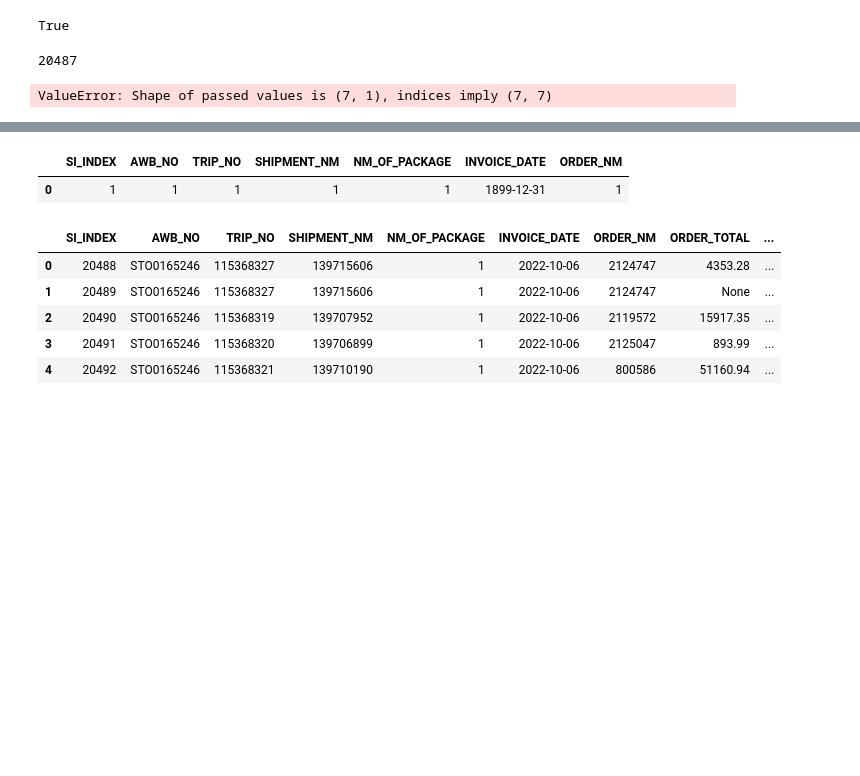
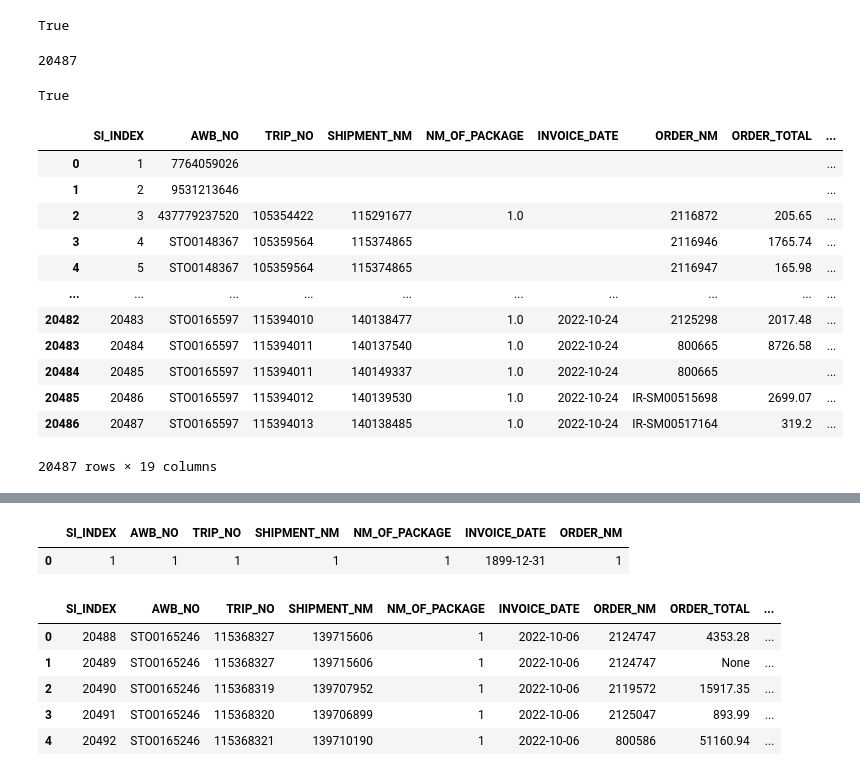
Before and after one commit to Themath93/warehouse-management-system, a Jupyter notebook: jp/new_data_input_to_table.ipynb, the cells around one changed output, grey strips where cells are left out. Cells and saved outputs as stored; diff of their text form; code cells hidden in the pictures; blank space fills up the shorter version.

```diff
--- a/jp/new_data_input_to_table.ipynb
+++ b/jp/new_data_input_to_table.ipynb
@@ -186,27 +186,46 @@ else : #False #취소이므로 매서드 중단
 20487
 # %%
 import datetime as dt
+sel_sth = wb_cy.selection.sheet
+# %%
+1.0 == int(1)
+# %% [output]
+True
 # %%
-last_row = sel_sth.range("B1048576").end('up').row
+last_row = sel_sth.range("A1048576").end('up').row
 last_col = sel_sth.range("XFD9").end("left").column
 col_names_1 = sel_sth.range((9,1),(9,7)).options(numbers=int,dates=dt.date).value
 content_1 = sel_sth.range((10,1),(last_row,7)).options(numbers=int,dates=dt.date).value
 col_names_2 = sel_sth.range((9,8),(9,9)).options(numbers=int,dates=dt.date).value
-content_2 = sel_sth.range((10,8),(last_row,9)).options(numbers=int,dates=dt.date).value
+content_2 = sel_sth.range((10,8),(last_row,9)).options(dates=dt.date).value
 col_names_3 = sel_sth.range((9,10),(9,last_col)).options(numbers=int,dates=dt.date).value
 content_3 = sel_sth.range((10,10),(last_row,last_col)).options(numbers=int,dates=dt.date).value
 df_1 = pd.DataFrame(content_1,columns=col_names_1)
 df_2 = pd.DataFrame(content_2,columns=col_names_2)
 df_3 = pd.DataFrame(content_3,columns=col_names_3)
 df = pd.concat([df_1,df_2,df_3],axis=1)
+
 df = df.astype('string')
 df = df.astype({
     'SI_INDEX':'int'
 })
-df = df.fillna('None')
-df['SI_INDEX'] = None
-df_len = len(df)
-df['SI_INDEX'] = [*range(last_idx_db+1,last_idx_db+df_len+1)]
+df = df.fillna('')
 df
+# df['SI_INDEX'] = None
+# df_len = len(df)
+# df['SI_INDEX'] = [*range(last_idx_db+1,last_idx_db+df_len+1)]
+# df
 # %% [output]
+|  | SI_INDEX | AWB_NO | TRIP_NO | SHIPMENT_NM | NM_OF_PACKAGE | INVOICE_DATE | ORDER_NM | ORDER_TOTAL | ... |
+| 0 | 1 | 7764059026 |  |  |  |  |  |  | ... |
+| 1 | 2 | 9531213646 |  |  |  |  |  |  | ... |
+| 2 | 3 | 437779237520 | 105354422 | 115291677 | 1.0 |  | 2116872 | 205.65 | ... |
+| 3 | 4 | STO0148367 | 105359564 | 115374865 |  |  | 2116946 | 1765.74 | ... |
+| 4 | 5 | STO0148367 | 105359564 | 115374865 |  |  | 2116947 | 165.98 | ... |
+| ... | ... | ... | ... | ... | ... | ... | ... | ... | ... |
+| 20482 | 20483 | STO0165597 | 115394010 | 140138477 | 1.0 | 2022-10-24 | 2125298 | 2017.48 | ... |
+| 20483 | 20484 | STO0165597 | 115394011 | 140137540 | 1.0 | 2022-10-24 | 800665 | 8726.58 | ... |
+| 20484 | 20485 | STO0165597 | 115394011 | 140149337 | 1.0 | 2022-10-24 | 800665 |  | ... |
+| 20485 | 20486 | STO0165597 | 115394012 | 140139530 | 1.0 | 2022-10-24 | IR-SM00515698 | 2699.07 | ... |
+| 20486 | 20487 | STO0165597 | 115394013 | 140138485 | 1.0 | 2022-10-24 | IR-SM00517164 | 319.2 | ... |
-ValueError: Shape of passed values is (7, 1), indices imply (7, 7)
+20487 rows × 19 columns
```
Also changed, not shown: parts of 1 cell of this notebook, 7 other files.
